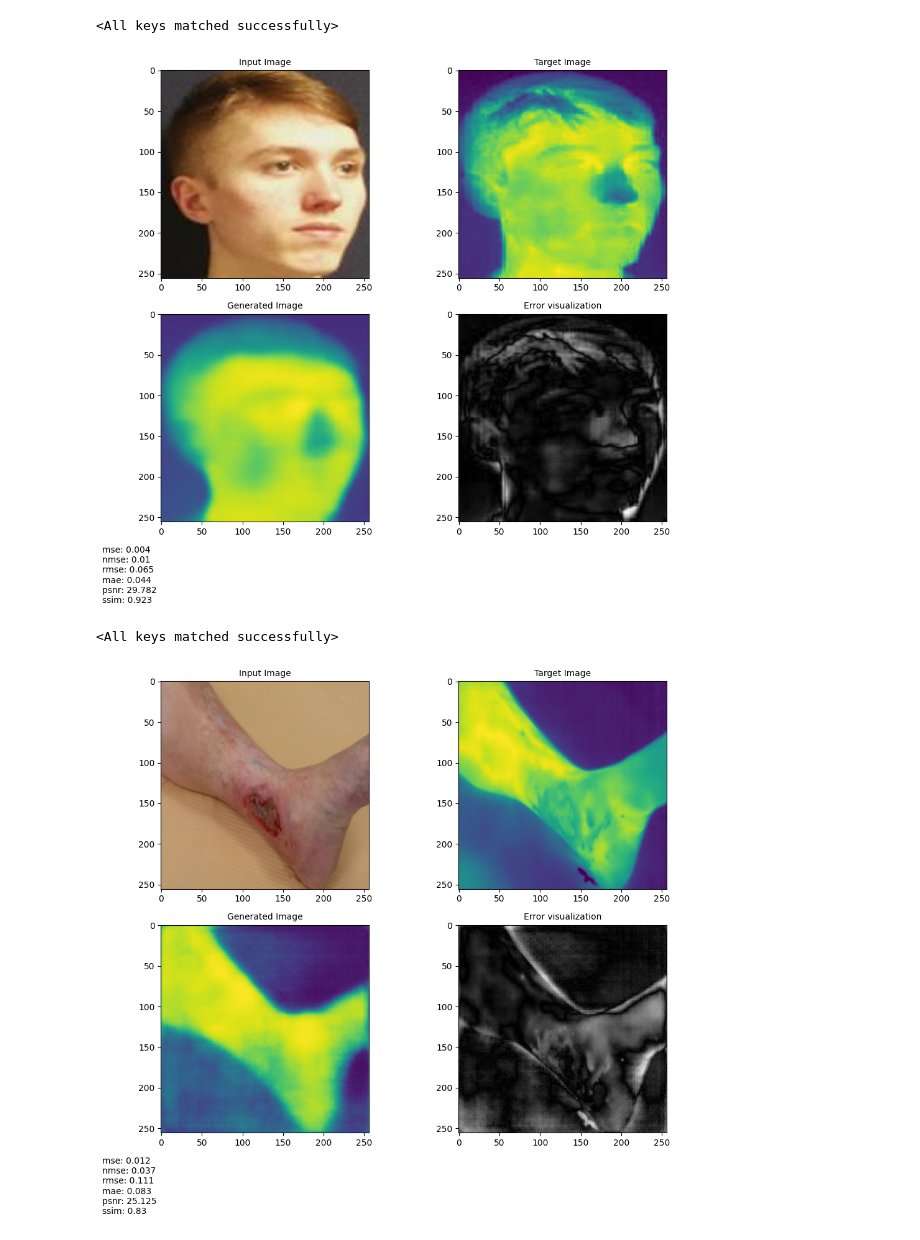
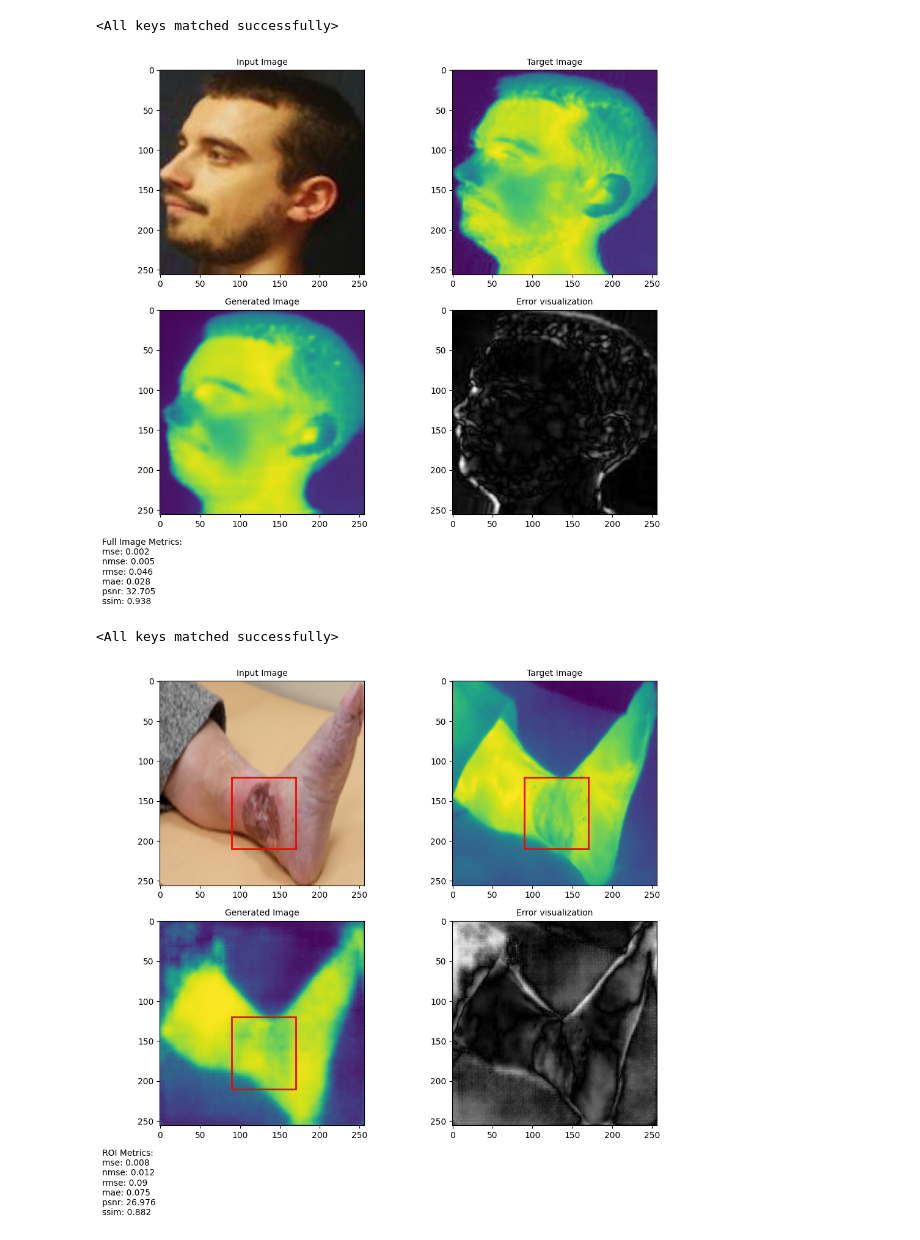
Before and after one commit to mikolajmusiol/SimulatingModalities-BSc, a Jupyter notebook: src/inference.ipynb, the cells around one changed output. Drawn from its saved outputs; the diff is of its cells as text; code cells hidden in the pictures.

```diff
--- a/src/inference.ipynb
+++ b/src/inference.ipynb
@@ -17,8 +17,7 @@ from sklearn.model_selection import train_test_split
 loader = Loader(f'C:\\Users\\OL4F\\Desktop\\Inzynierka\\SimulatingModalities-BSc')
 X, y = loader.load()
 
-X_train, X_temp, y_train, y_temp = train_test_split(X, y, test_size=0.2, random_state=42)
-X_val, X_test, y_val, y_test = train_test_split(X_temp, y_temp, test_size=0.5, random_state=42)
+X_train, X_test, y_train, y_test = train_test_split(X, y, test_size=0.2, random_state=42)
 
-test_dataset = CustomDataset(X_test, y_test, transform=None)
+test_dataset = CustomDataset(X_test, y_test, augment=False)
 # %%
@@ -30,9 +29,9 @@ model.load_state_dict(torch.load(f'C:\\Users\\OL4F\\Desktop\\Inzynierka\\Simulat
 # %% [output]
 <All keys matched successfully>
 # %%
-visualize_image(model.cuda(), test_dataset, image=0, metrics=True)
+visualize_image(model.cuda(), test_dataset, image=7, metrics=True)
 # %% [output]
-[figure, old version]
+[figure, new version]
 # %%
 import torch
 from src.generator import Generator
@@ -56,6 +54,6 @@ model.load_state_dict(torch.load(f'C:\\Users\\OL4F\\Desktop\\Inzynierka\\Simulat
 # %% [output]
 <All keys matched successfully>
 # %%
-visualize_image(model.cuda(), test_dataset_2, image=2, metrics=True)
+visualize_image(model.cuda(), test_dataset_2, image=5, metrics=True, roi=(90, 120, 80, 90))
 # %% [output]
-[figure, old version]
+[figure, new version]
```
Also changed, not shown: parts of 5 cells of this notebook, 5 other files.
